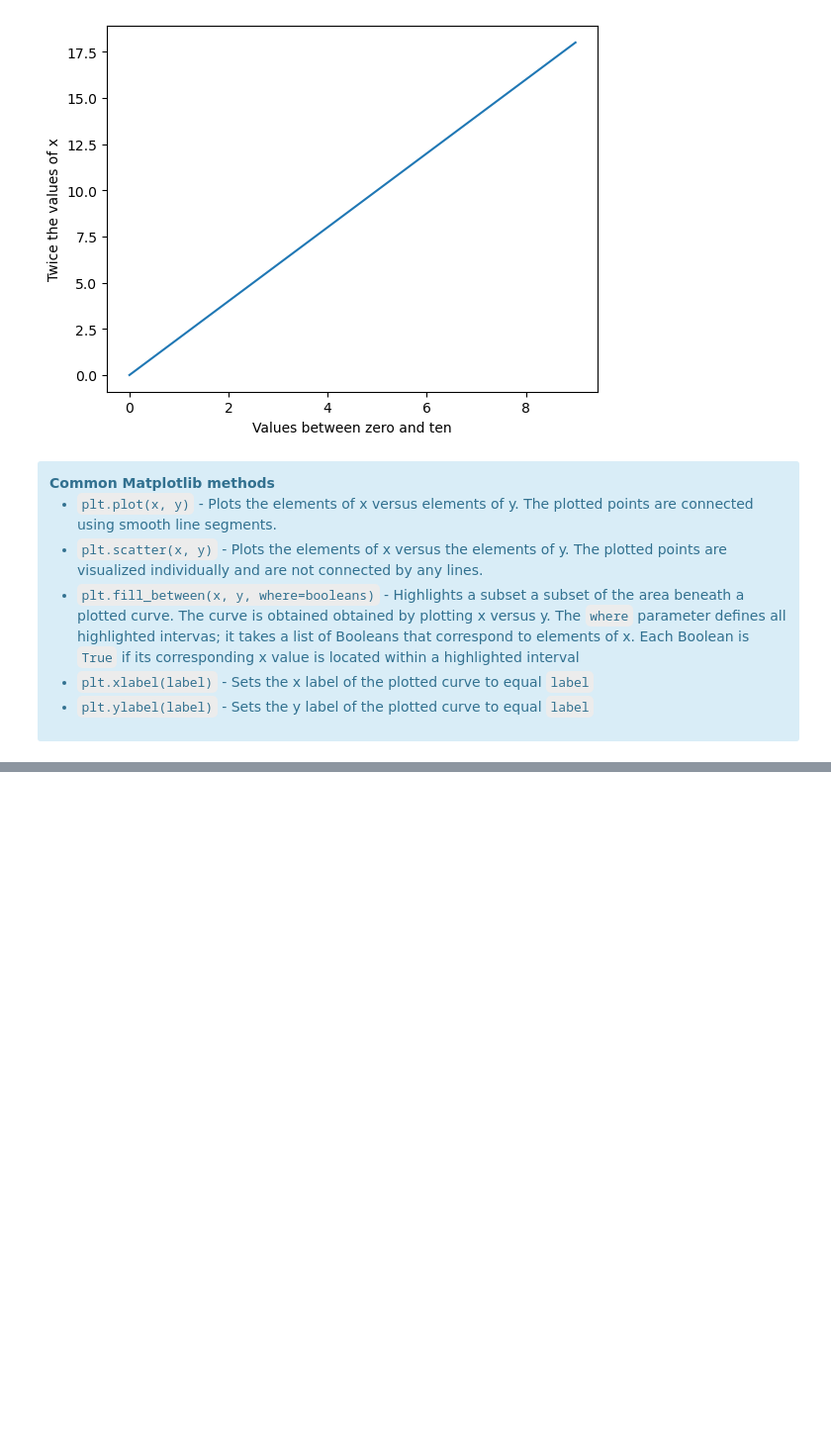
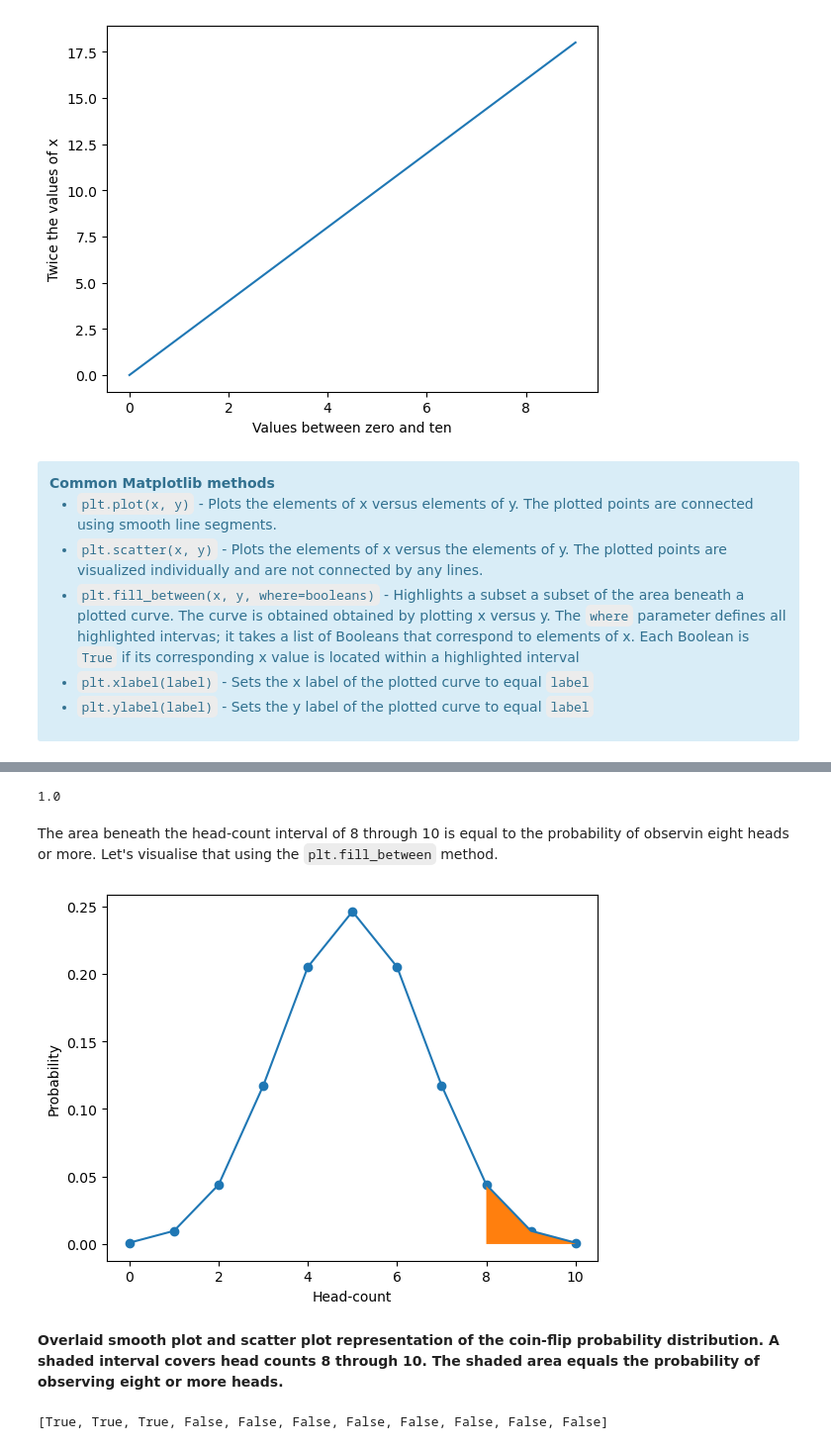
Before and after one commit to maxklr/ds_bookcamp, a Jupyter notebook: section_2.ipynb, the cells around one changed output, grey strips where cells are left out. Shown at 99% size. Cells and saved outputs as stored; diff of their text form; code cells hidden in the pictures; blank space fills up the shorter version.

```diff
--- a/section_2.ipynb
+++ b/section_2.ipynb
@@ -76,0 +115,23 @@ plt.show()
+# %%
+# Listing 2.9 -> sum of probabilities i.e. area under curve is 1.0.
+sum(prob_x_flips)
+# %% [output]
+1.0
+# %% [markdown]
+The area beneath the head-count interval of 8 through 10 is equal to the probability of observin eight heads or more. Let's visualise that using the `plt.fill_between` method.
+# %%
+plt.plot(x_10_flips, prob_x_flips)
+plt.scatter(x_10_flips, prob_x_flips)
+where = [is_in_interval(value, 8, 10) for value in x_10_flips]
+plt.fill_between(x_10_flips, prob_x_flips, where=where)
+plt.xlabel('Head-count')
+plt.ylabel('Probability')
+plt.show()
+# %% [output]
+[figure, added]
+# %% [markdown]
+__Overlaid smooth plot and scatter plot representation of the coin-flip probability distribution. A shaded interval covers head counts 8 through 10. The shaded area equals the probability of observing eight or more heads.__
+# %%
+where
+# %% [output]
+[True, True, True, False, False, False, False, False, False, False, False]
```
Also changed, not shown: parts of 12 cells of this notebook.
